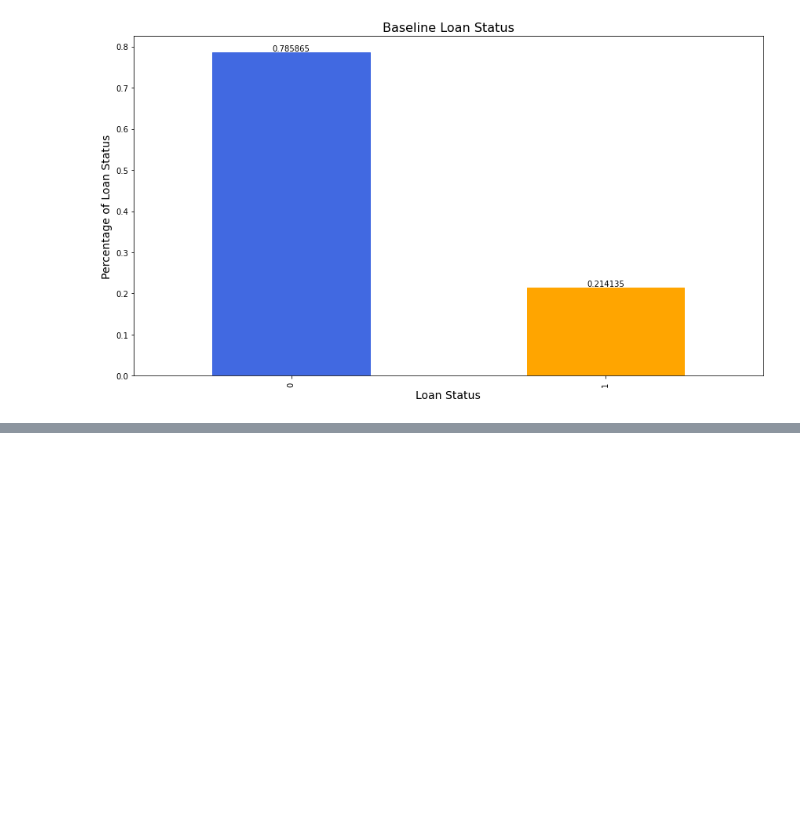
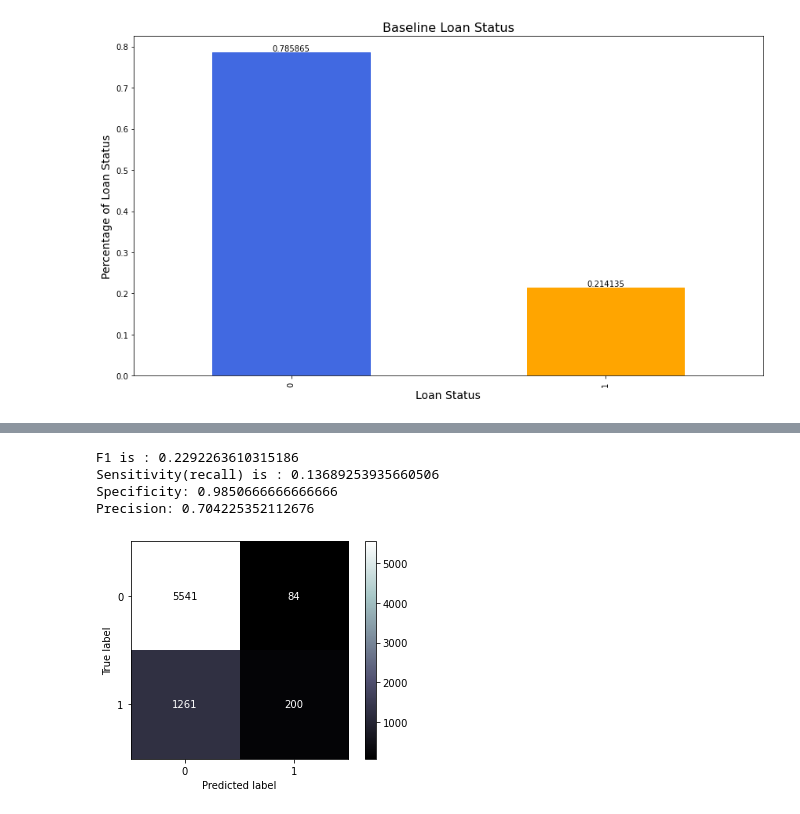
Before and after one commit to dcast822/credit_risk_analysis, a Jupyter notebook: 01_creditrisk.ipynb, the cells around one changed output, grey strips where cells are left out. Saved outputs shown, nothing was run; the diff lists cells and outputs as text; code cells hidden in the pictures; blank space fills up the shorter version.

```diff
--- a/01_creditrisk.ipynb
+++ b/01_creditrisk.ipynb
@@ -664,0 +686,5 @@ plt.savefig('images/Loan_status_percentage.png');
+# %%
+X = df.drop(columns=['loan_status','loan_grade'])
+y = df['loan_status']
+
+X_train, X_test, y_train, y_test = train_test_split(X,y, random_state= 42)
@@ -664,0 +693,4 @@ plt.savefig('images/Loan_status_percentage.png');
+# %%
+logreg = LogisticRegression(solver = 'liblinear')
+# %%
+logreg.fit(X_train, y_train)
@@ -664,0 +703,2 @@ plt.savefig('images/Loan_status_percentage.png');
+# %%
+preds_logreg = logreg.predict(X_test)
@@ -664,0 +743,22 @@ plt.savefig('images/Loan_status_percentage.png');
+# %%
+tn, fp, fn, tp= confusion_matrix(y_test, preds_logreg).ravel()
+
+
+recall = tp/(tp+fn)
+spec = tn/(tn+fp)
+prec=tp/(tp+fp)
+f1=2*(prec*recall)/(prec+recall)
+
+print(f'F1 is : {f1}')
+print(f'Sensitivity(recall) is : {recall}')
+print(f'Specificity: {spec}')
+print(f'Precision: {prec}')
+# %% [output]
+F1 is : 0.2292263610315186
+Sensitivity(recall) is : 0.13689253935660506
+Specificity: 0.9850666666666666
+Precision: 0.704225352112676
+# %%
+ConfusionMatrixDisplay.from_predictions(y_test,preds_logreg, cmap = 'bone', values_format='d');
+# %% [output]
+[figure, added]
```
Also changed, not shown: parts of 38 cells of this notebook.
